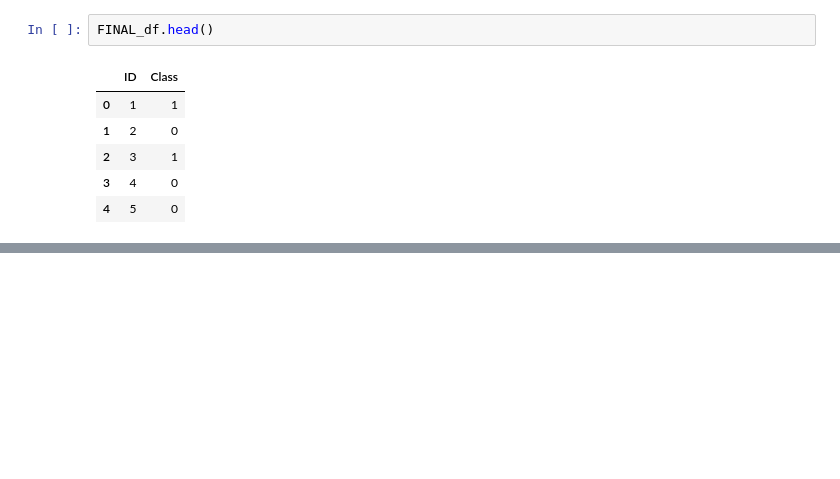
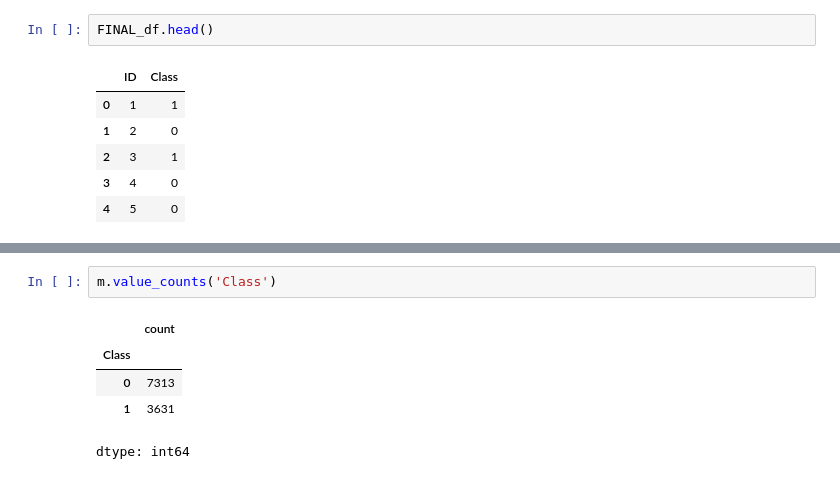
Before and after one commit to khalid-bin-Nasir-0/ML_arrena, a Jupyter notebook: ML_Challenge.ipynb, the cells around one changed output, grey strips where cells are left out. Drawn from its saved outputs; the diff is of its cells as text; blank space fills up the shorter version.

```diff
--- a/ML_Challenge.ipynb
+++ b/ML_Challenge.ipynb
@@ -362,0 +380,8 @@ dtype: int64
+# %%
+m.value_counts('Class')
+# %% [output]
+|  | count |
+| Class |  |
+| 0 | 7313 |
+| 1 | 3631 |
+dtype: int64
```
Also changed, not shown: parts of 16 cells of this notebook.
